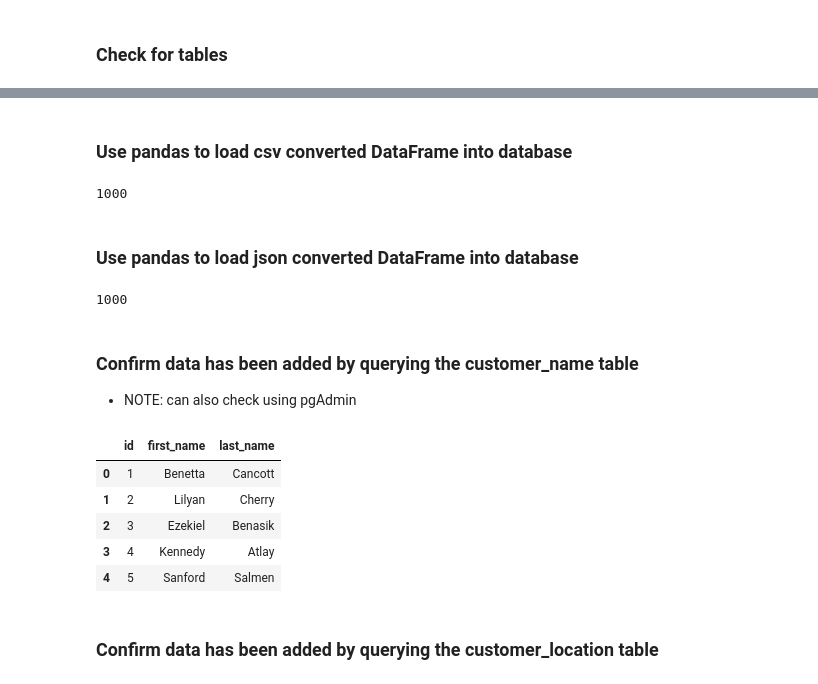
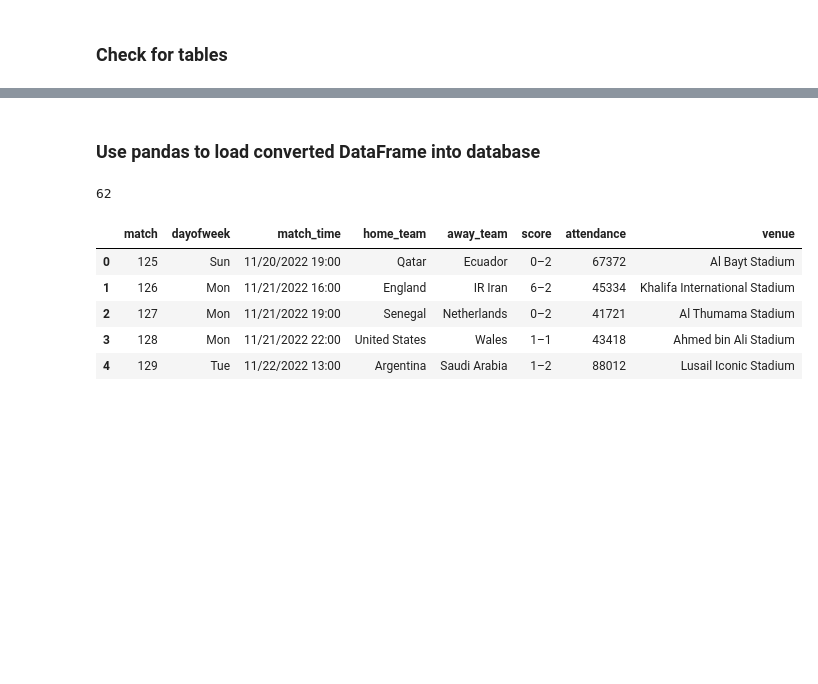
Before and after one commit to xnotynot/Project2-ETL, a Jupyter notebook: FIFA_2022_ETL.ipynb, the cells around one changed output, grey strips where cells are left out. Drawn from its saved outputs; the diff is of its cells as text; code cells hidden in the pictures; blank space fills up the shorter version.

```diff
--- a/FIFA_2022_ETL.ipynb
+++ b/FIFA_2022_ETL.ipynb
@@ -234,26 +248,15 @@ engine.table_names()
 # %% [markdown]
-### Use pandas to load csv converted DataFrame into database
+### Use pandas to load converted DataFrame into database
 # %%
-new_customer_data_df.to_sql(name='customer_name', con=engine, if_exists='append', index=False)
+match_df.to_sql(name='Match', con=engine, if_exists='append', index=False)
 # %% [output]
-1000
+62
-# %% [markdown]
-### Use pandas to load json converted DataFrame into database
-# %%
-new_customer_location_df.to_sql(name='customer_location', con=engine, if_exists='append', index=False)
-# %% [output]
-1000
-# %% [markdown]
-### Confirm data has been added by querying the customer_name table
-* NOTE: can also check using pgAdmin
 # %%
-pd.read_sql_query('select * from customer_name', con=engine).head()
+pd.read_sql_query('SELECT * FROM public."Match" ORDER BY match ASC ', con=engine).head()
 # %% [output]
-|  | id | first_name | last_name |
-| 0 | 1 | Benetta | Cancott |
-| 1 | 2 | Lilyan | Cherry |
-| 2 | 3 | Ezekiel | Benasik |
-| 3 | 4 | Kennedy | Atlay |
-| 4 | 5 | Sanford | Salmen |
+|  | match | dayofweek | match_time | home_team | away_team | score | attendance | venue |
+| 0 | 125 | Sun | 11/20/2022 19:00 | Qatar | Ecuador | 0–2 | 67372 | Al Bayt Stadium |
+| 1 | 126 | Mon | 11/21/2022 16:00 | England | IR Iran | 6–2 | 45334 | Khalifa International Stadium |
+| 2 | 127 | Mon | 11/21/2022 19:00 | Senegal | Netherlands | 0–2 | 41721 | Al Thumama Stadium |
+| 3 | 128 | Mon | 11/21/2022 22:00 | United States | Wales | 1–1 | 43418 | Ahmed bin Ali Stadium |
+| 4 | 129 | Tue | 11/22/2022 13:00 | Argentina | Saudi Arabia | 1–2 | 88012 | Lusail Iconic Stadium |
-# %% [markdown]
-### Confirm data has been added by querying the customer_location table
```
Also changed, not shown: parts of 13 cells of this notebook, 2 other files.
